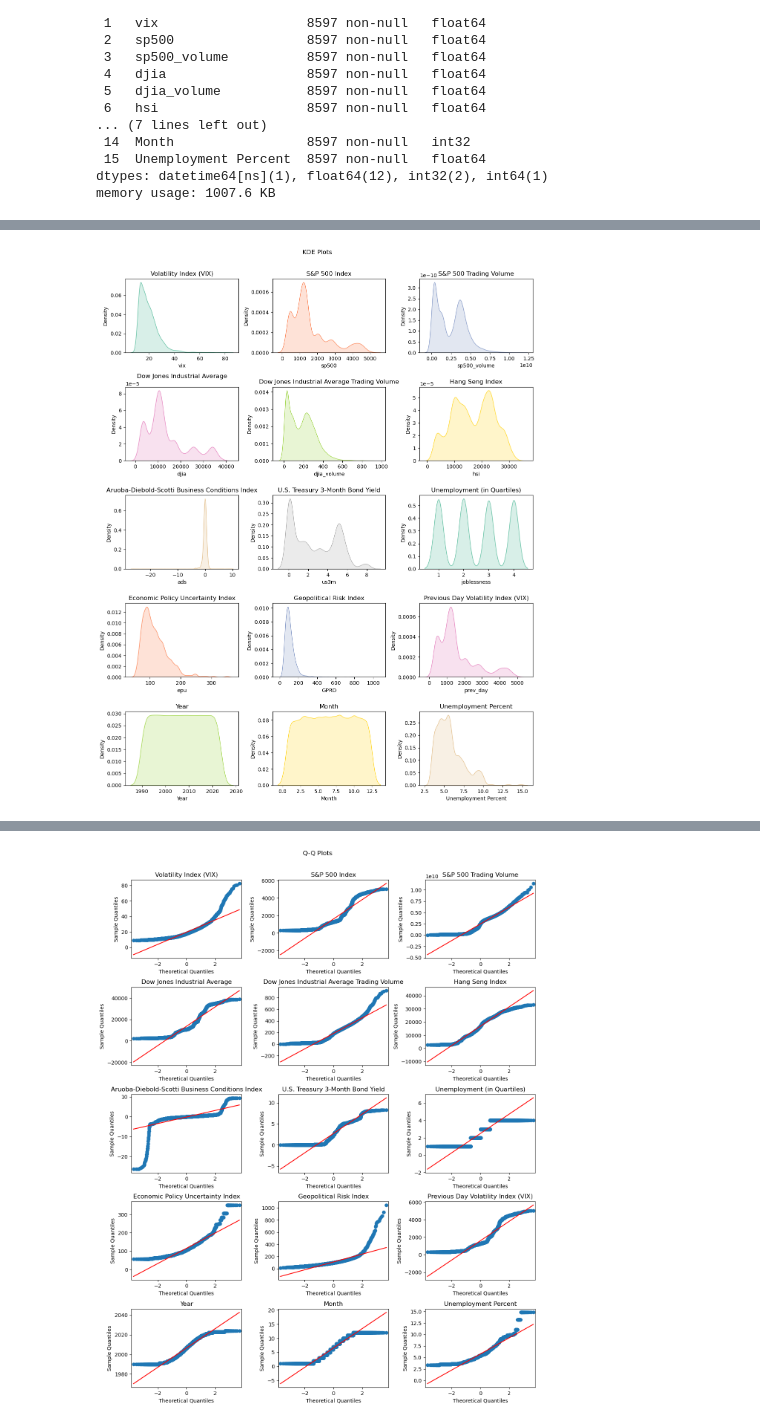
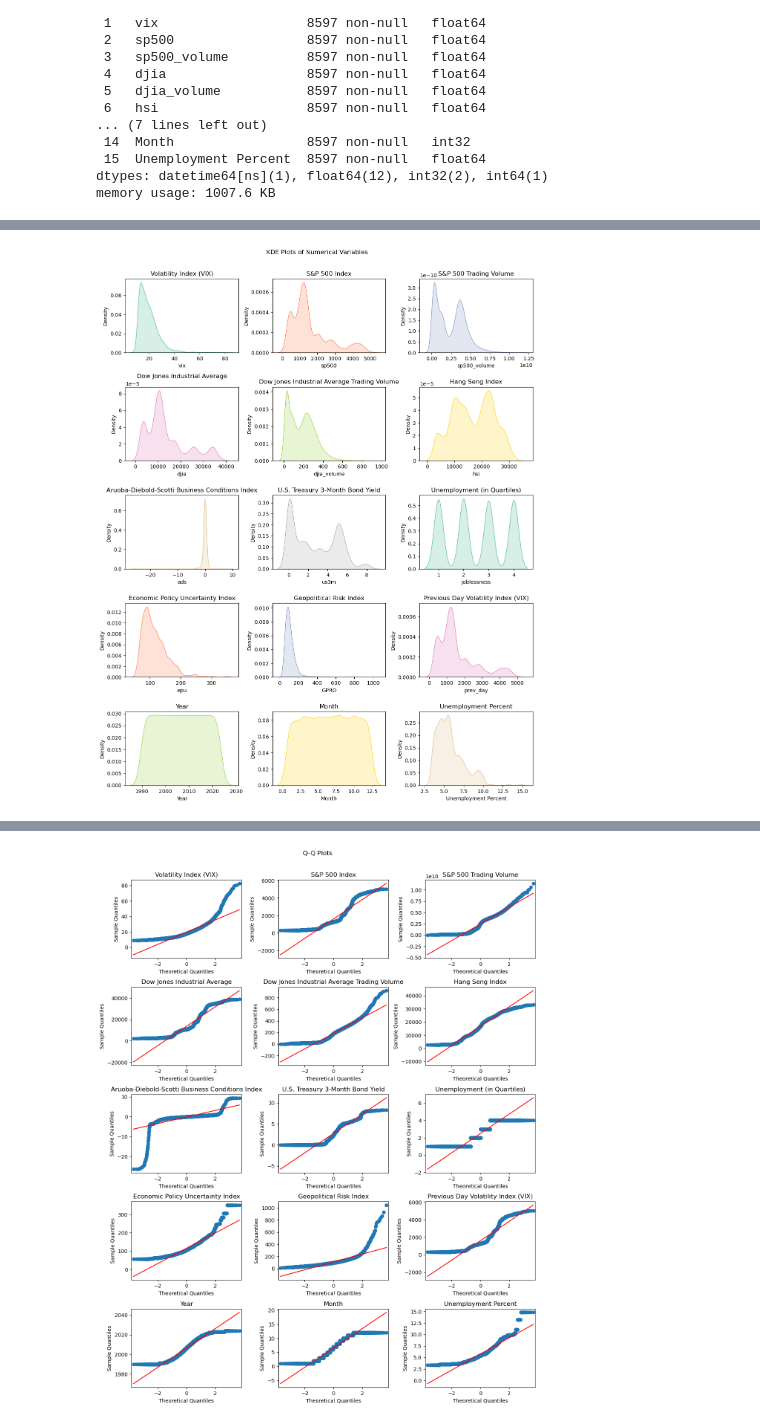
Before and after one commit to INFO-523-F25/final-project-team-5, a Jupyter notebook: main.ipynb, the cells around one changed output, grey strips where cells are left out. Saved outputs shown, nothing was run; the diff lists cells and outputs as text; code cells hidden in the pictures.

```diff
--- a/main.ipynb
+++ b/main.ipynb
@@ -160,7 +160,7 @@ viz.boxplot_visuals(stock_data_final, stock_data_sample, column_name_mapping, 'B
 # %%
-viz.kde_visuals(stock_data_final, stock_data_sample, column_name_mapping, 'KDE Plots')
+viz.kde_visuals(stock_data_final, stock_data_sample, column_name_mapping, 'KDE Plots of Numerical Variables')
 # %% [output]
-[figure, old version]
+[figure, new version]
 # %%
 # Creating a Subset of Columns for the Pairplot
 stock_data_subset = stock_data_final[['vix', 'us3m', 'epu', 'GPRD', 'Unemployment Percent']]
```
Also changed, not shown: parts of 3 cells of this notebook, 2 other files.
